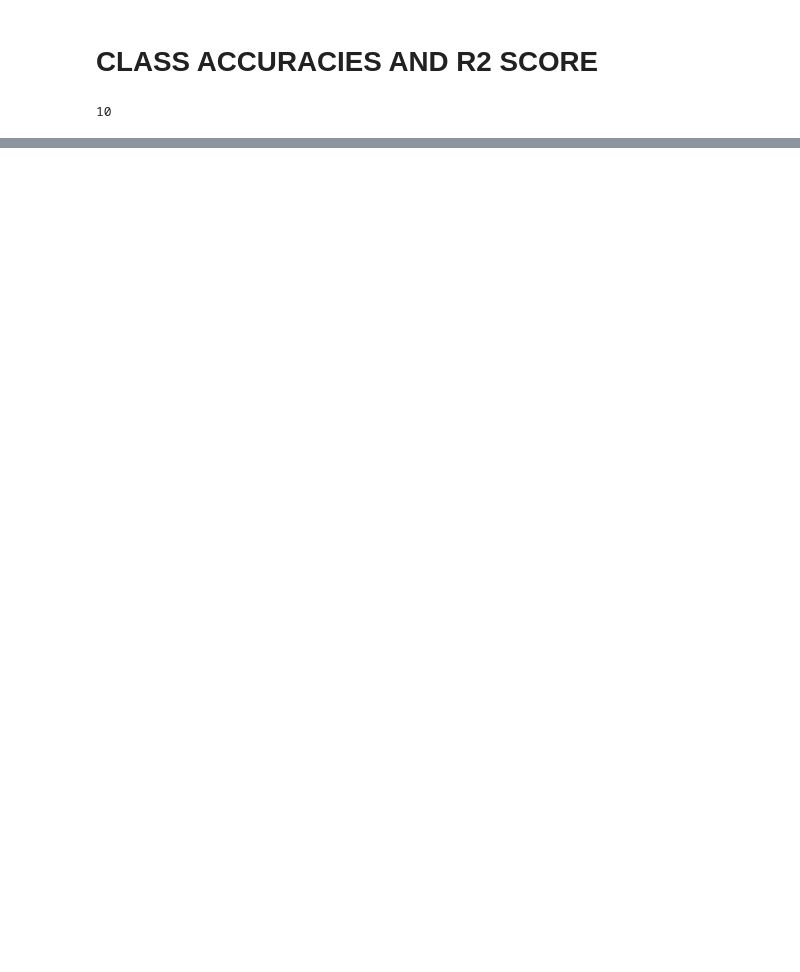
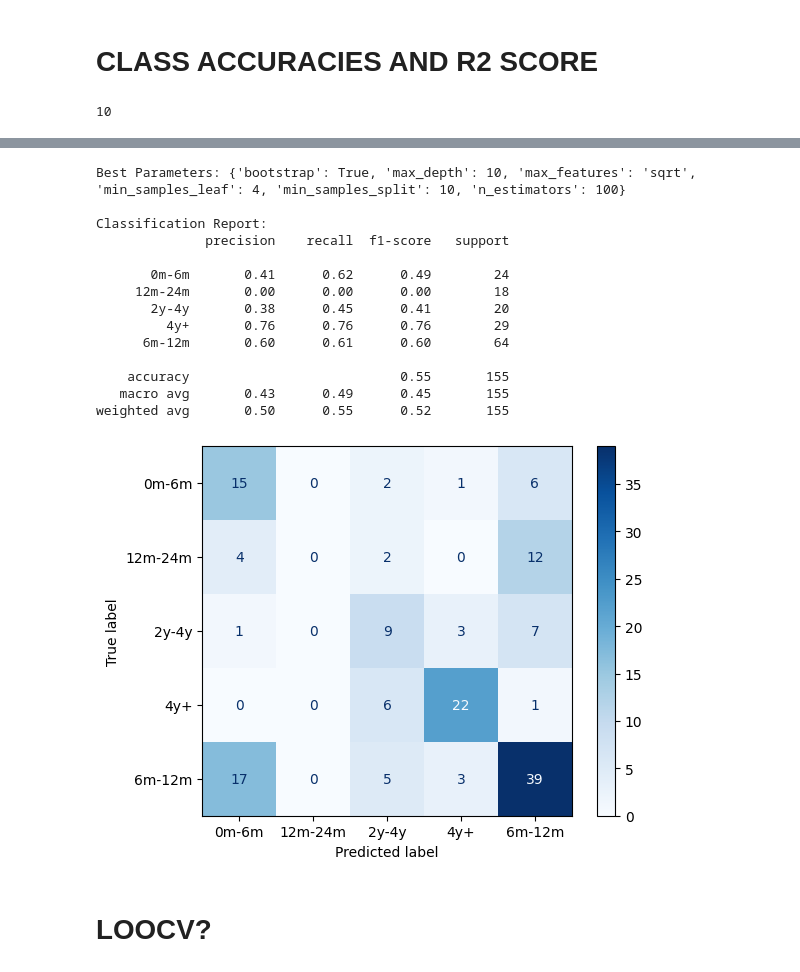
Before and after one commit to andreawickman/ic_research_project, a Jupyter notebook: 6_multiclass_classification.ipynb, the cells around one changed output, grey strips where cells are left out. Saved outputs shown, nothing was run; the diff lists cells and outputs as text; code cells hidden in the pictures; blank space fills up the shorter version.

```diff
--- a/6_multiclass_classification.ipynb
+++ b/6_multiclass_classification.ipynb
@@ -286,0 +305,56 @@ plt.show()'''
+# %%
+param_grid = {
+    'n_estimators': [100, 200, 300],
+    'max_features': ['auto', 'sqrt', 'log2'],
+    'max_depth': [10, 20, None],
+    'min_samples_split': [2, 5, 10],
+    'min_samples_leaf': [1, 2, 4],
+    'bootstrap': [True, False]
+}
+
+# Initialize the GridSearchCV
+grid_search = GridSearchCV(estimator=RandomForestClassifier(random_state=42),
+                           param_grid=param_grid,
+                           cv=StratifiedKFold(n_splits=5),
+                           scoring='accuracy',
+                           n_jobs=-1)
+
+# Fit the GridSearchCV
+grid_search.fit(X_train, y_train)
+
+# Get the best estimator
+best_model = grid_search.best_estimator_
+
+# Make predictions on the test set
+y_pred = best_model.predict(X_test)
+
+# Evaluate the model
+conf_matrix = confusion_matrix(y_test, y_pred)
+class_report = classification_report(y_test, y_pred)
+# %%
+print("Best Parameters:", grid_search.best_params_)
+print("\nClassification Report:")
+print(class_report)
+
+# Plot the confusion matrix
+disp = ConfusionMatrixDisplay(confusion_matrix=conf_matrix, display_labels=best_model.classes_)
+disp.plot(cmap=plt.cm.Blues)
+plt.show()
+# %% [output]
+Best Parameters: {'bootstrap': True, 'max_depth': 10, 'max_features': 'sqrt', 'min_samples_leaf': 4, 'min_samples_split': 10, 'n_estimators': 100}
+
+Classification Report:
+              precision    recall  f1-score   support
+
+       0m-6m       0.41      0.62      0.49        24
+     12m-24m       0.00      0.00      0.00        18
+       2y-4y       0.38      0.45      0.41        20
+         4y+       0.76      0.76      0.76        29
+      6m-12m       0.60      0.61      0.60        64
+
+    accuracy                           0.55       155
+   macro avg       0.43      0.49      0.45       155
+weighted avg       0.50      0.55      0.52       155
+[figure, added]
+# %% [markdown]
+# LOOCV?
```
Also changed, not shown: parts of 6 cells of this notebook, 5 other files.
